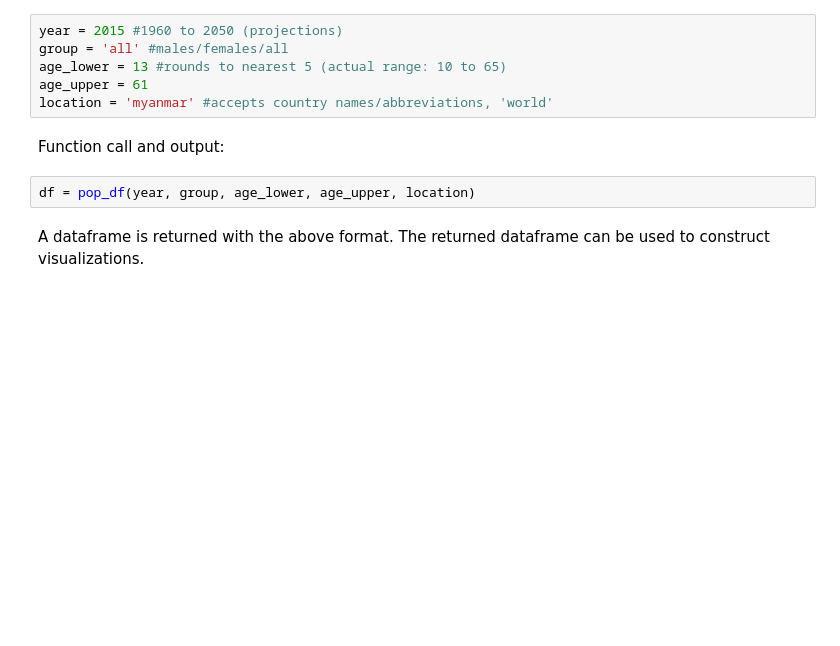
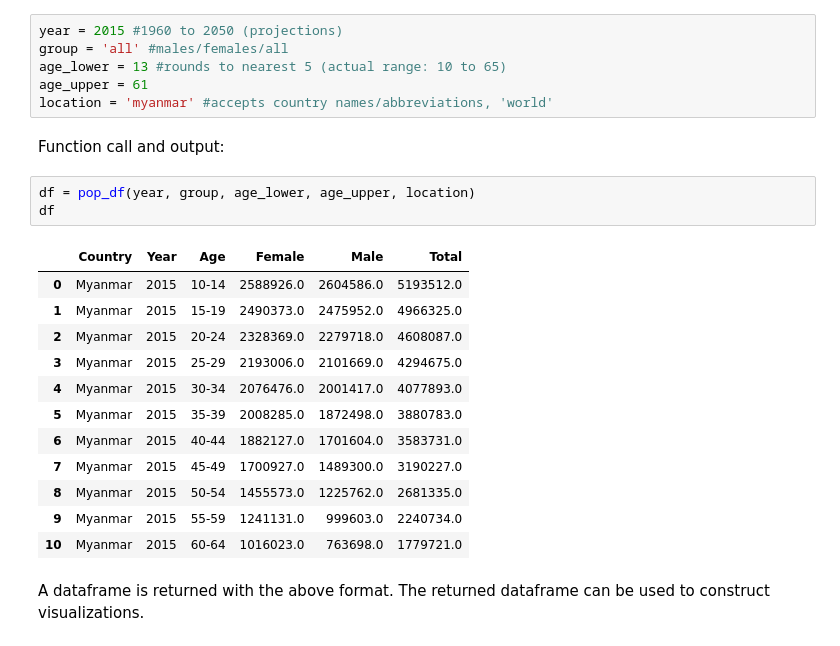
Before and after one commit to jasminlee/EEP-153-Mahalanobis-project-1, a Jupyter notebook: project1_final01.ipynb, the cells around one changed output. Saved outputs shown, nothing was run; the diff lists cells and outputs as text; blank space fills up the shorter version.

```diff
--- a/project1_final01.ipynb
+++ b/project1_final01.ipynb
@@ -133,6 +133,20 @@ location = 'myanmar' #accepts country names/abbreviations, 'world'
 Function call and output:
 # %%
 df = pop_df(year, group, age_lower, age_upper, location)
+df
+# %% [output]
+|  | Country | Year | Age | Female | Male | Total |
+| 0 | Myanmar | 2015 | 10-14 | 2588926.0 | 2604586.0 | 5193512.0 |
+| 1 | Myanmar | 2015 | 15-19 | 2490373.0 | 2475952.0 | 4966325.0 |
+| 2 | Myanmar | 2015 | 20-24 | 2328369.0 | 2279718.0 | 4608087.0 |
+| 3 | Myanmar | 2015 | 25-29 | 2193006.0 | 2101669.0 | 4294675.0 |
+| 4 | Myanmar | 2015 | 30-34 | 2076476.0 | 2001417.0 | 4077893.0 |
+| 5 | Myanmar | 2015 | 35-39 | 2008285.0 | 1872498.0 | 3880783.0 |
+| 6 | Myanmar | 2015 | 40-44 | 1882127.0 | 1701604.0 | 3583731.0 |
+| 7 | Myanmar | 2015 | 45-49 | 1700927.0 | 1489300.0 | 3190227.0 |
+| 8 | Myanmar | 2015 | 50-54 | 1455573.0 | 1225762.0 | 2681335.0 |
+| 9 | Myanmar | 2015 | 55-59 | 1241131.0 | 999603.0 | 2240734.0 |
+| 10 | Myanmar | 2015 | 60-64 | 1016023.0 | 763698.0 | 1779721.0 |
 # %% [markdown]
 A dataframe is returned with the above format. The returned dataframe can be used to construct visualizations.
 # %% [markdown]
```
